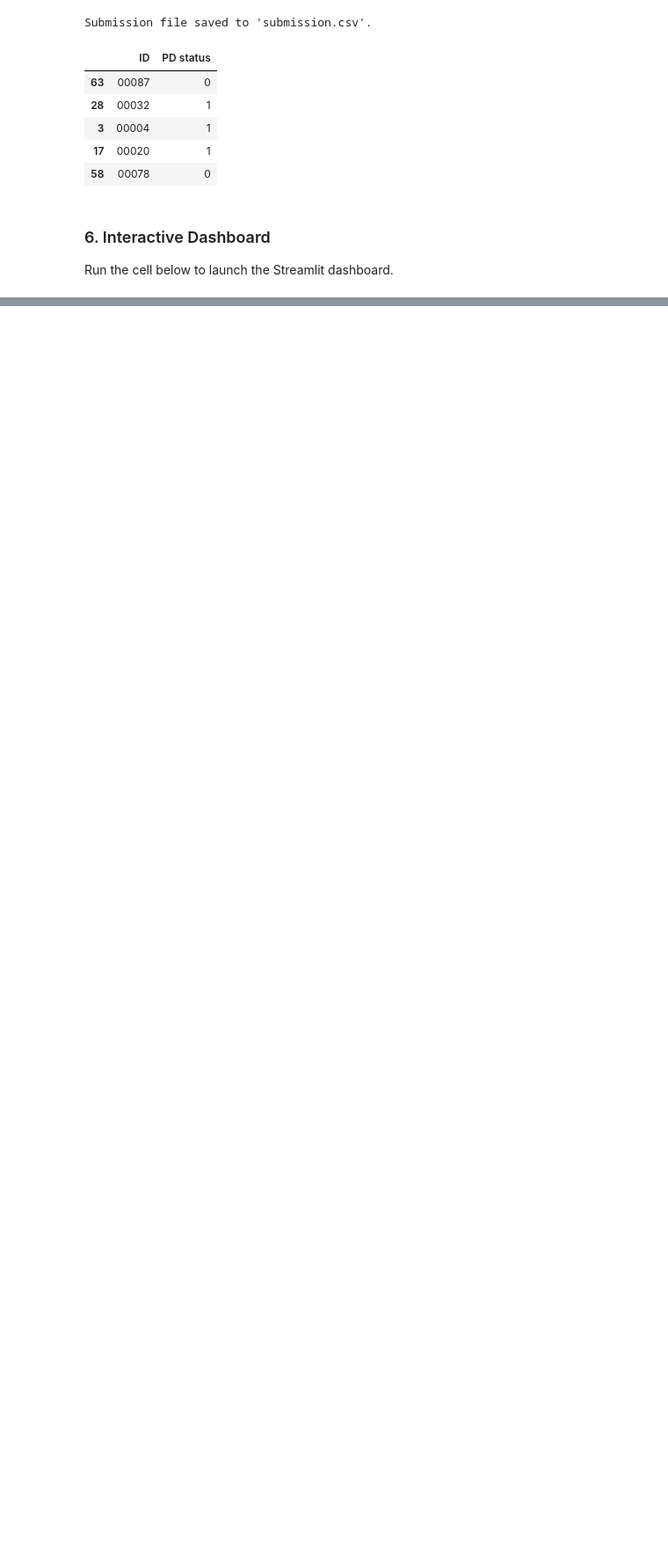
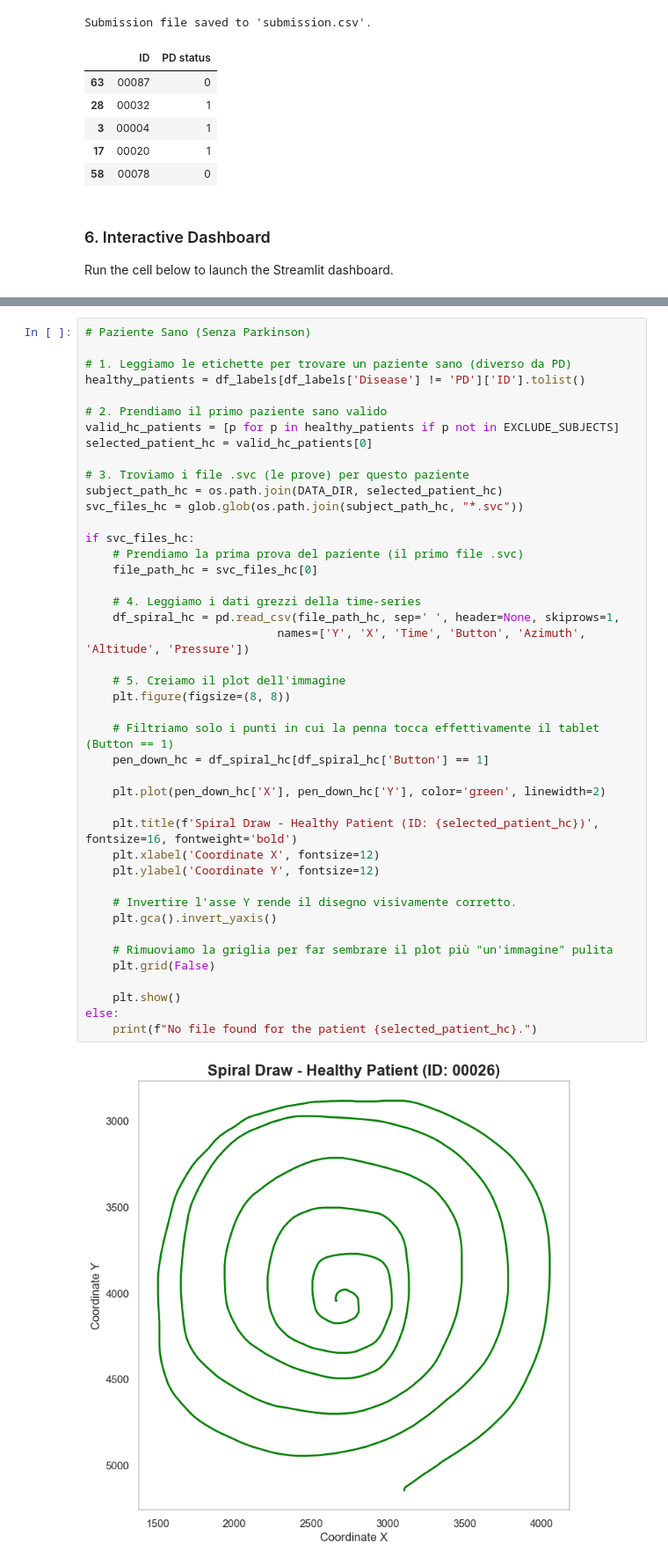
Before and after one commit to Step0491/Computer-Vision-Project---Parkinson-Binary-Classifier, a Jupyter notebook: main.ipynb, the cells around one changed output, grey strips where cells are left out. Shown at 88% size. Cells and saved outputs as stored; diff of their text form; blank space fills up the shorter version.

```diff
--- a/main.ipynb
+++ b/main.ipynb
@@ -298,0 +354,45 @@ print("[*] You can now continue using the notebook!")
+# %%
+# Paziente Sano (Senza Parkinson)
+
+# 1. Leggiamo le etichette per trovare un paziente sano (diverso da PD)
+healthy_patients = df_labels[df_labels['Disease'] != 'PD']['ID'].tolist()
+
+# 2. Prendiamo il primo paziente sano valido
+valid_hc_patients = [p for p in healthy_patients if p not in EXCLUDE_SUBJECTS]
+selected_patient_hc = valid_hc_patients[0]
+
+# 3. Troviamo i file .svc (le prove) per questo paziente
+subject_path_hc = os.path.join(DATA_DIR, selected_patient_hc)
+svc_files_hc = glob.glob(os.path.join(subject_path_hc, "*.svc"))
+
+if svc_files_hc:
+    # Prendiamo la prima prova del paziente (il primo file .svc)
+    file_path_hc = svc_files_hc[0]
+
+    # 4. Leggiamo i dati grezzi della time-series
+    df_spiral_hc = pd.read_csv(file_path_hc, sep=' ', header=None, skiprows=1,
+                            names=['Y', 'X', 'Time', 'Button', 'Azimuth', 'Altitude', 'Pressure'])
+
+    # 5. Creiamo il plot dell'immagine
+    plt.figure(figsize=(8, 8))
+
+    # Filtriamo solo i punti in cui la penna tocca effettivamente il tablet (Button == 1)
+    pen_down_hc = df_spiral_hc[df_spiral_hc['Button'] == 1]
+
+    plt.plot(pen_down_hc['X'], pen_down_hc['Y'], color='green', linewidth=2)
+
+    plt.title(f'Spiral Draw - Healthy Patient (ID: {selected_patient_hc})', fontsize=16, fontweight='bold')
+    plt.xlabel('Coordinate X', fontsize=12)
+    plt.ylabel('Coordinate Y', fontsize=12)
+
+    # Invertire l'asse Y rende il disegno visivamente corretto.
+    plt.gca().invert_yaxis()
+
+    # Rimuoviamo la griglia per far sembrare il plot più "un'immagine" pulita
+    plt.grid(False)
+
+    plt.show()
+else:
+    print(f"No file found for the patient {selected_patient_hc}.")
+# %% [output]
+[figure, added]
```
Also changed, not shown: parts of 3 cells of this notebook, 10 other files.
